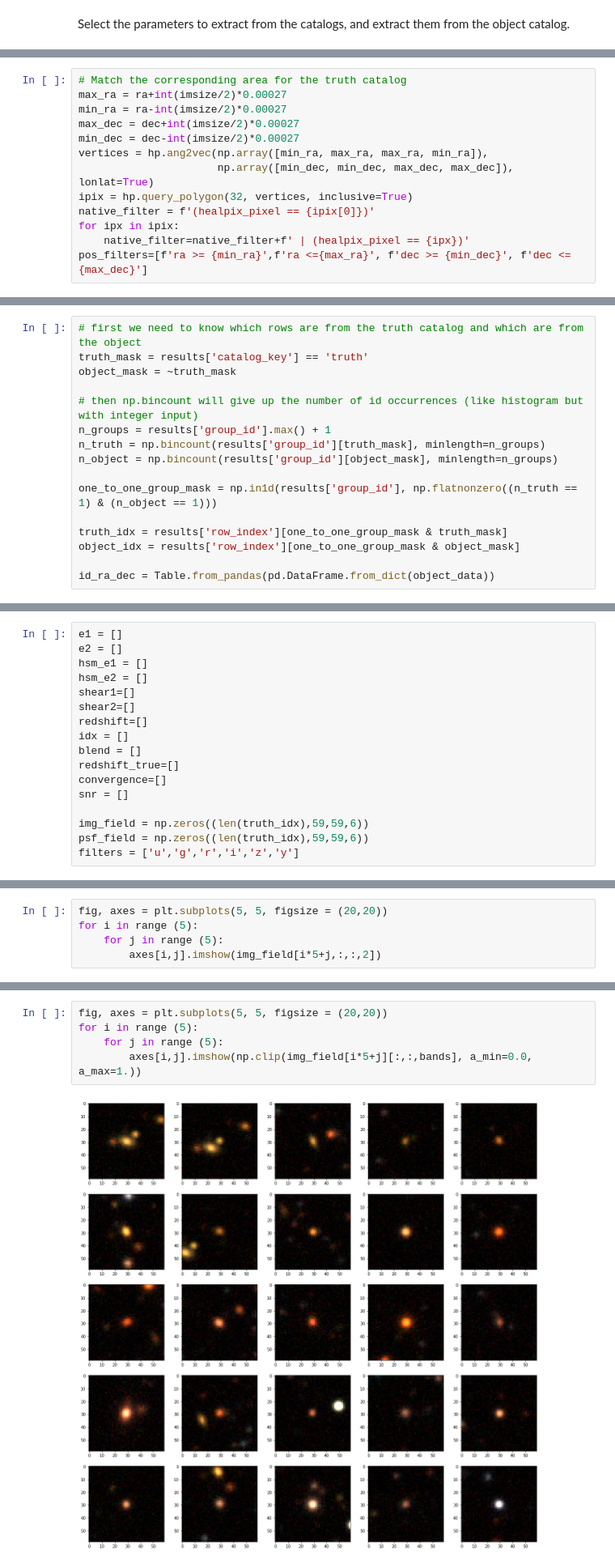
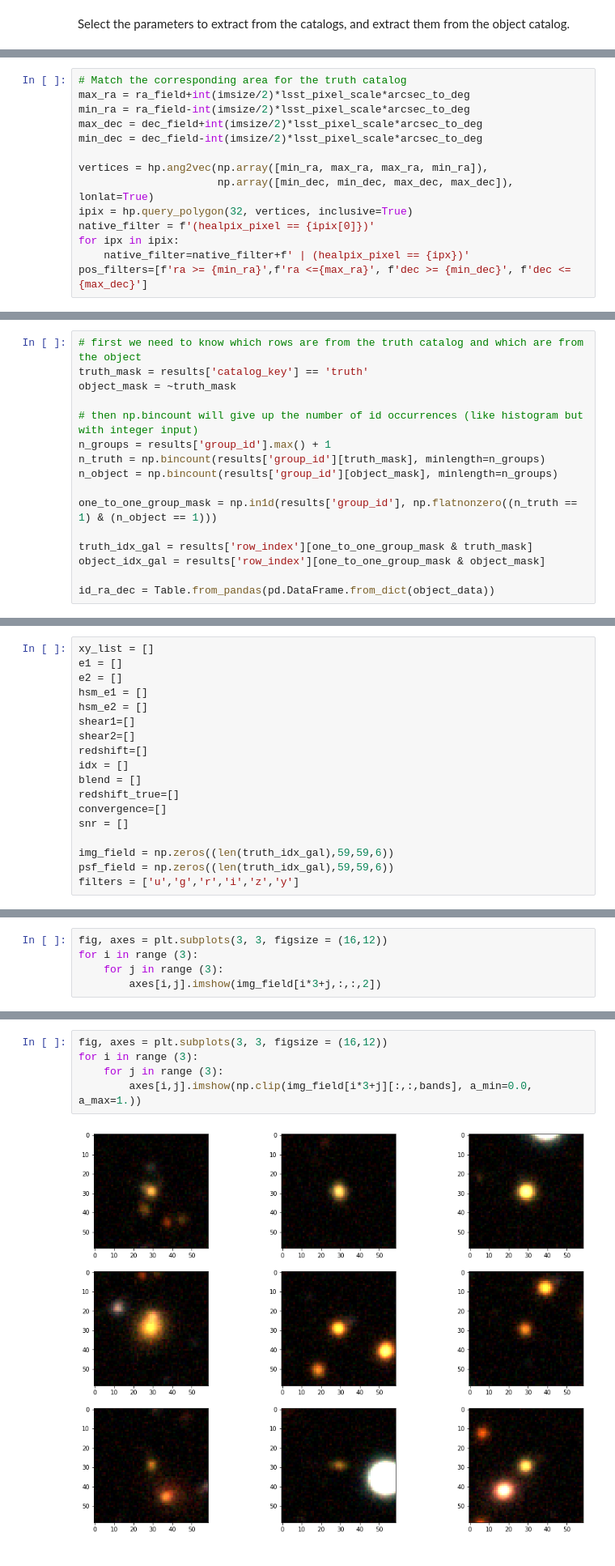
Before and after one commit to astrodeepnet/debvader, a Jupyter notebook: notebooks/dc2_stamps_and_corresponding_parameters-Copy1.ipynb, the cells around one changed output, grey strips where cells are left out. Shown at 81% size. Drawn from its saved outputs; the diff is of its cells as text.

```diff
--- a/notebooks/dc2_stamps_and_corresponding_parameters-Copy1.ipynb
+++ b/notebooks/dc2_stamps_and_corresponding_parameters-Copy1.ipynb
@@ -178,9 +123,10 @@ Need to go for all previous steps taking only the $(ra, dec)$ limits from the fi
 # %%
 # Match the corresponding area for the truth catalog
-max_ra = ra+int(imsize/2)*0.00027
-min_ra = ra-int(imsize/2)*0.00027
-max_dec = dec+int(imsize/2)*0.00027
-min_dec = dec-int(imsize/2)*0.00027
+max_ra = ra_field+int(imsize/2)*lsst_pixel_scale*arcsec_to_deg
+min_ra = ra_field-int(imsize/2)*lsst_pixel_scale*arcsec_to_deg
+max_dec = dec_field+int(imsize/2)*lsst_pixel_scale*arcsec_to_deg
+min_dec = dec_field-int(imsize/2)*lsst_pixel_scale*arcsec_to_deg
+
 vertices = hp.ang2vec(np.array([min_ra, max_ra, max_ra, min_ra]),
                       np.array([min_dec, min_dec, max_dec, max_dec]), lonlat=True)
 ipix = hp.query_polygon(32, vertices, inclusive=True)
@@ -225,8 +175,8 @@ n_object = np.bincount(results['group_id'][object_mask], minlength=n_groups)
 
 one_to_one_group_mask = np.in1d(results['group_id'], np.flatnonzero((n_truth == 1) & (n_object == 1)))
 
-truth_idx = results['row_index'][one_to_one_group_mask & truth_mask]
-object_idx = results['row_index'][one_to_one_group_mask & object_mask]
+truth_idx_gal = results['row_index'][one_to_one_group_mask & truth_mask]
+object_idx_gal = results['row_index'][one_to_one_group_mask & object_mask]
 
 id_ra_dec = Table.from_pandas(pd.DataFrame.from_dict(object_data))
 # %%
@@ -236,4 +186,5 @@ There are 27 galaxies found on the image. Extract stamps around these 27 galaxie
 # %%
+xy_list = []
 e1 = []
 e2 = []
 hsm_e1 = []
@@ -247,7 +198,7 @@ redshift_true=[]
 convergence=[]
 snr = []
 
-img_field = np.zeros((len(truth_idx),59,59,6))
-psf_field = np.zeros((len(truth_idx),59,59,6))
+img_field = np.zeros((len(truth_idx_gal),59,59,6))
+psf_field = np.zeros((len(truth_idx_gal),59,59,6))
 filters = ['u','g','r','i','z','y']
 # %%
@@ -306,6 +240,6 @@ for i in range (len(truth_idx)):
 # %%
-fig, axes = plt.subplots(5, 5, figsize = (20,20))
-for i in range (5):
-    for j in range (5):
-        axes[i,j].imshow(img_field[i*5+j,:,:,2])
+fig, axes = plt.subplots(3, 3, figsize = (16,12))
+for i in range (3):
+    for j in range (3):
+        axes[i,j].imshow(img_field[i*3+j,:,:,2])
 # %% [output]
@@ -313,7 +249,7 @@ for i in range (5):
 # %%
-fig, axes = plt.subplots(5, 5, figsize = (20,20))
-for i in range (5):
-    for j in range (5):
-        axes[i,j].imshow(np.clip(img_field[i*5+j][:,:,bands], a_min=0.0, a_max=1.))
+fig, axes = plt.subplots(3, 3, figsize = (16,12))
+for i in range (3):
+    for j in range (3):
+        axes[i,j].imshow(np.clip(img_field[i*3+j][:,:,bands], a_min=0.0, a_max=1.))
 # %% [output]
-[figure, old version]
+[figure, new version]
```
Also changed, not shown: parts of 39 cells of this notebook, 5 other files.
